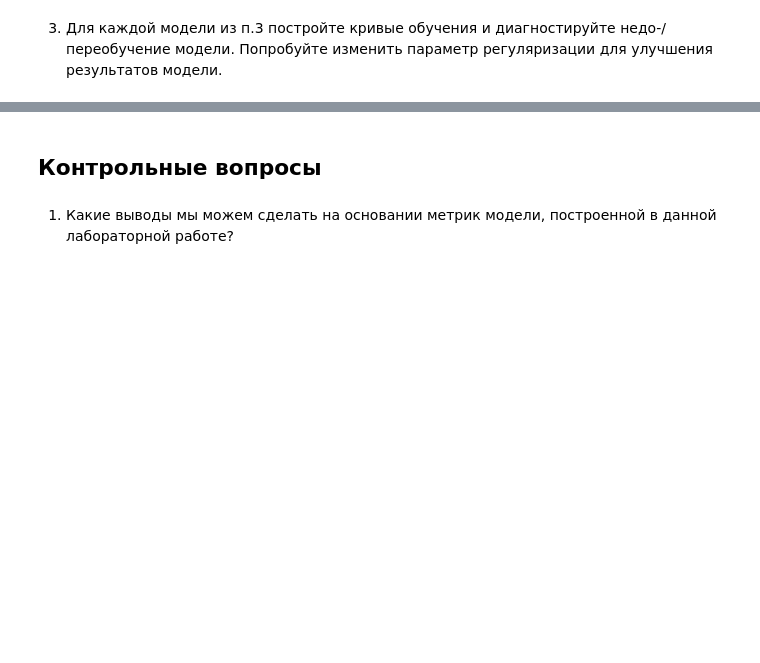
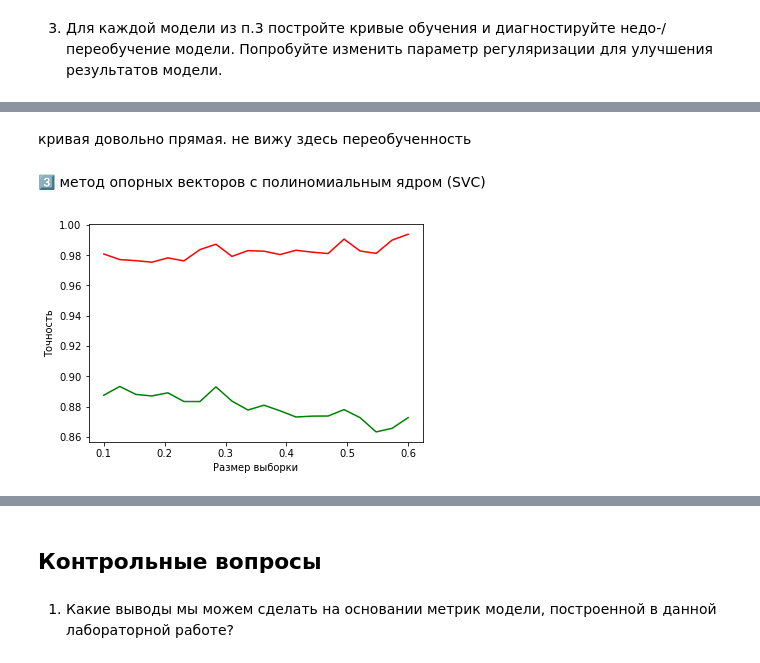
Before and after one commit to victorioustone/tadimo_1, a Jupyter notebook: sem09/ML2.3_Каменчук.ipynb, the cells around one changed output, grey strips where cells are left out. Saved outputs shown, nothing was run; the diff lists cells and outputs as text; code cells hidden in the pictures; blank space fills up the shorter version.

```diff
--- a/sem09/ML2.3_Каменчук.ipynb
+++ b/sem09/ML2.3_Каменчук.ipynb
@@ -270,0 +260,6 @@ Wall time: 5.01 µs
+# %%
+%time
+SVC_pol = SVC(degree=2, kernel='poly').fit(vectors_train, newsgroups_train.target)
+
+pred_train = SVC_pol.predict(vectors_train)
+pred_test = SVC_pol.predict(vectors_test)
@@ -370,0 +408,8 @@ RECALL
+# %% [markdown]
+кривая довольно прямая. не вижу здесь переобученность
+# %% [markdown]
+3️⃣ метод опорных векторов с полиномиальным ядром (SVC)
+# %%
+training_curve(SVC_pol)
+# %% [output]
+[figure, added]
```
Also changed, not shown: parts of 27 cells of this notebook.
